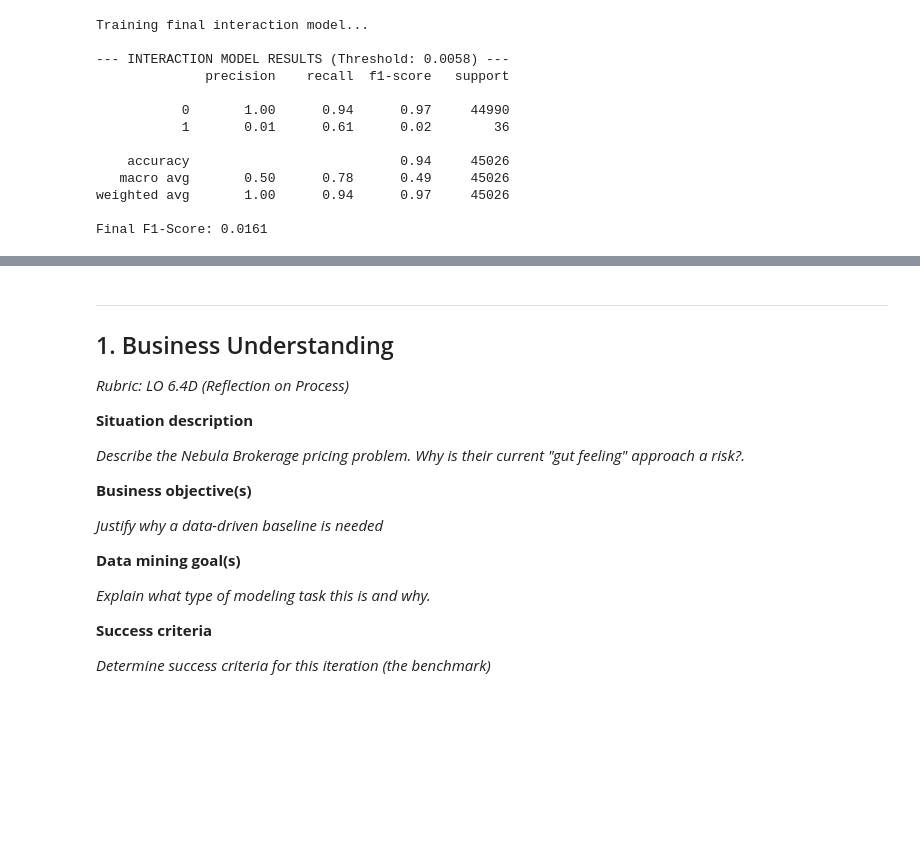
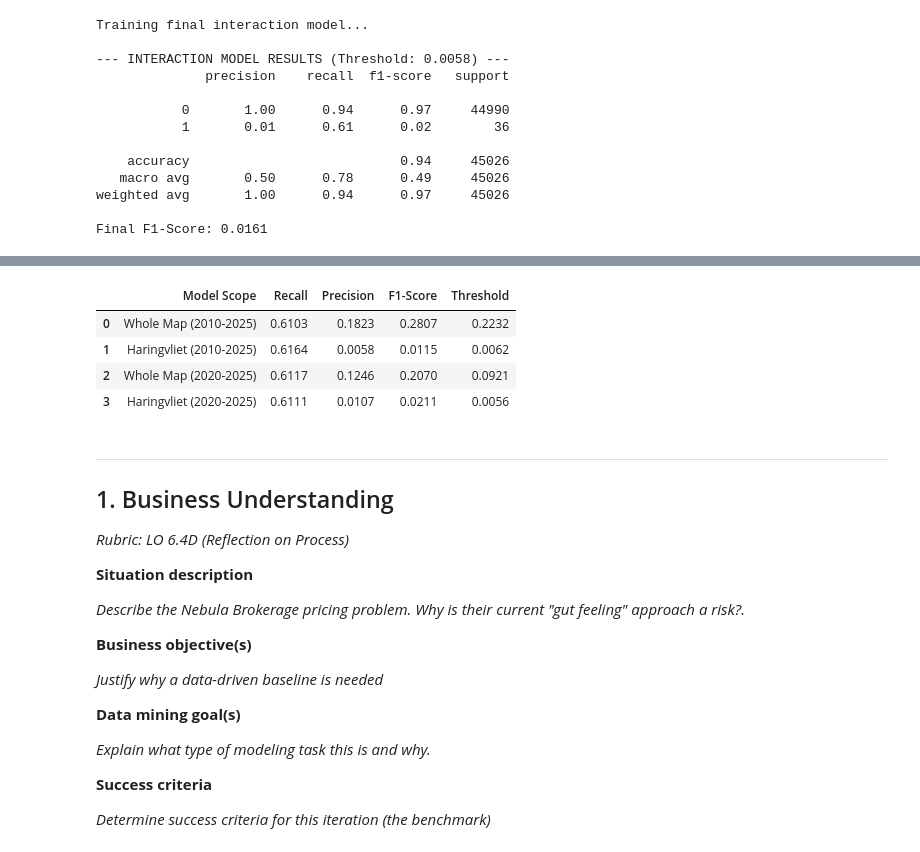
Before and after one commit to XueHu2222/DSAI, a Jupyter notebook: assignment_template_it1.ipynb, the cells around one changed output, grey strips where cells are left out. Saved outputs shown, nothing was run; the diff lists cells and outputs as text; code cells hidden in the pictures; blank space fills up the shorter version.

```diff
--- a/assignment_template_it1.ipynb
+++ b/assignment_template_it1.ipynb
@@ -732,3 +929,31 @@ Final F1-Score: 0.0161
+# %%
+# Clear old logs
+results_list = []
+
+# 1. Whole Map (2010-2025)
+df_p = df_master[df_master['presence'] == 1]
+df_a = df_master[df_master['presence'] == 0].sample(frac=0.1, random_state=42)
+run_identical_logic_model(pd.concat([df_p, df_a]), "Whole Map (2010-2025)")
+
+# 2. Haringvliet (2010-2025)
+run_identical_logic_model(df_master[(df_master['decimalLatitude'].between(51.6, 52.1)) & (df_master['decimalLongitude'].between(3.8, 4.5))], "Haringvliet (2010-2025)")
+
+# 3. Whole Map (2020-2025)
+df_m = df_master[df_master['year'] >= 2020]
+df_p_m = df_m[df_m['presence'] == 1]
+df_a_m = df_m[df_m['presence'] == 0].sample(frac=0.1, random_state=42)
+run_identical_logic_model(pd.concat([df_p_m, df_a_m]), "Whole Map (2020-2025)")
+
+# 4. Haringvliet (2020-2025) - THIS WILL MATCH YOUR SCREENSHOT
+run_identical_logic_model(df_m[(df_m['decimalLatitude'].between(51.6, 52.1)) & (df_m['decimalLongitude'].between(3.8, 4.5))], "Haringvliet (2020-2025)")
+
+display(pd.DataFrame(results_list))
+# %% [output]
+|  | Model Scope | Recall | Precision | F1-Score | Threshold |
+| 0 | Whole Map (2010-2025) | 0.6103 | 0.1823 | 0.2807 | 0.2232 |
+| 1 | Haringvliet (2010-2025) | 0.6164 | 0.0058 | 0.0115 | 0.0062 |
+| 2 | Whole Map (2020-2025) | 0.6117 | 0.1246 | 0.2070 | 0.0921 |
+| 3 | Haringvliet (2020-2025) | 0.6111 | 0.0107 | 0.0211 | 0.0056 |
 # %% [markdown]
 ---
 
```
Also changed, not shown: parts of 5 cells of this notebook.
